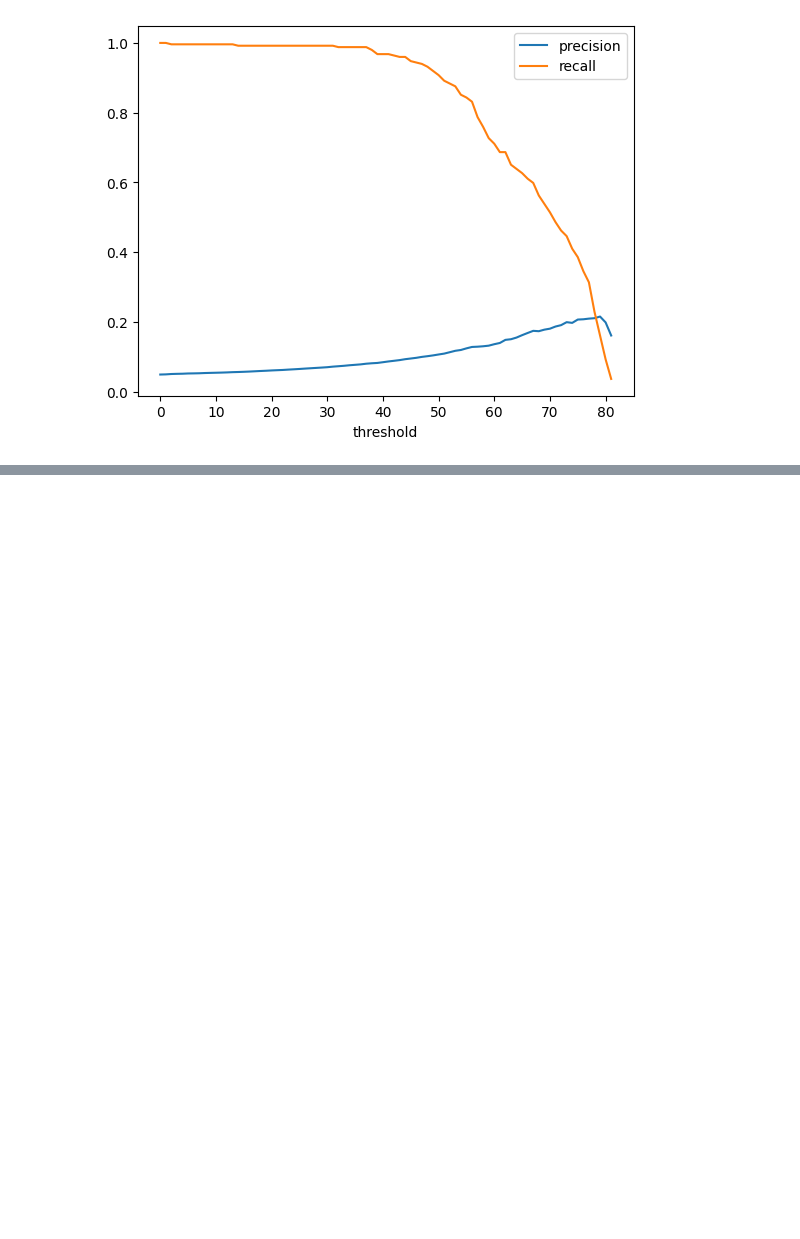
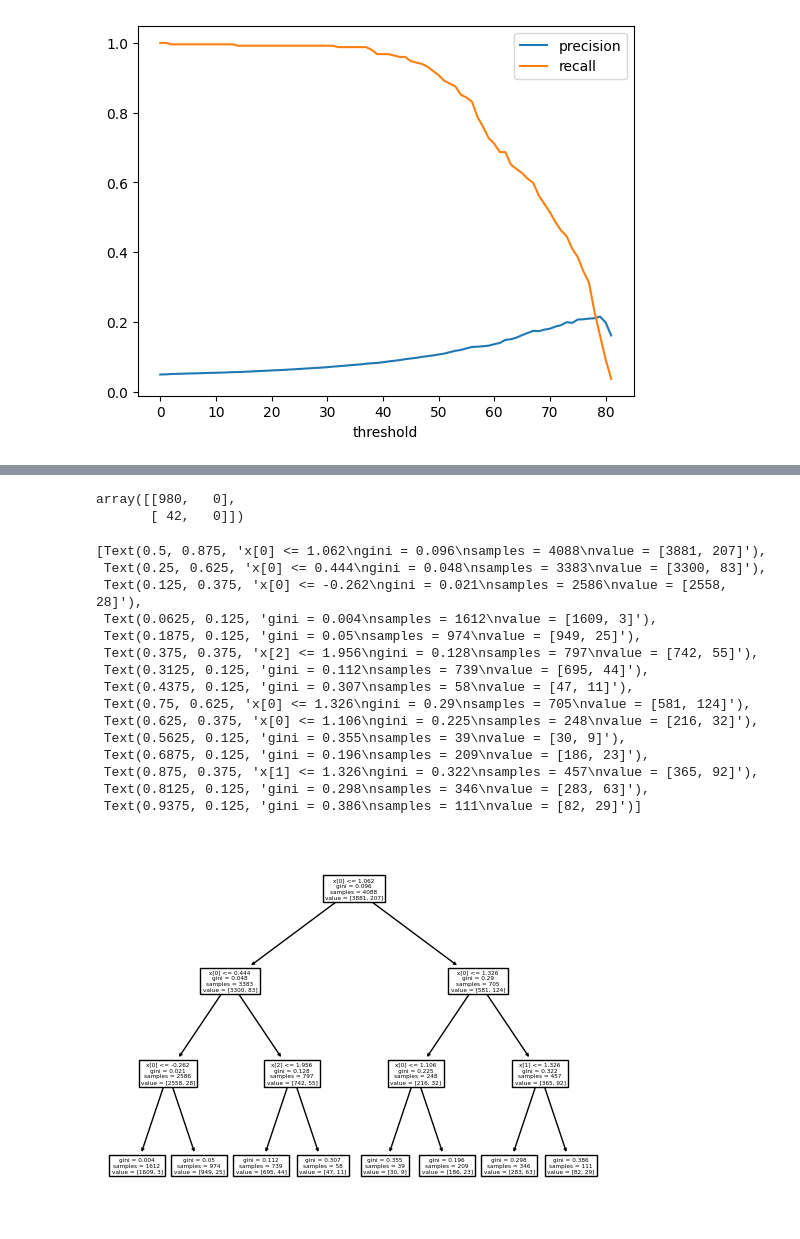
Before and after one commit to NotSrihan/CS290, a Jupyter notebook: notebooks/Stroke_prediction.ipynb, the cells around one changed output, grey strips where cells are left out. Saved outputs shown, nothing was run; the diff lists cells and outputs as text; code cells hidden in the pictures; blank space fills up the shorter version.

```diff
--- a/notebooks/Stroke_prediction.ipynb
+++ b/notebooks/Stroke_prediction.ipynb
@@ -227,0 +256,10 @@ pr.plot( x="threshold", y=["precision","recall"]);
+# %%
+num_attributes = X_train.select_dtypes( include = ['int64','float64']).columns
+cat_attributes = X_train.select_dtypes( include = ['object']).columns
+# %%
+trf = [ ('num', StandardScaler(), num_attributes),
+       ('cat', OneHotEncoder( handle_unknown='ignore'), cat_attributes) ]
+col_transform = ColumnTransformer( transformers = trf )
+# %%
+pipeline = Pipeline( steps = [('pre', col_transform),
+ ('clf', DecisionTreeClassifier(max_depth=3))])
@@ -227,0 +270,3 @@ pr.plot( x="threshold", y=["precision","recall"]);
+# %%
+model = pipeline.fit( X_train, y_train )
+model
@@ -227,0 +285,24 @@ pr.plot( x="threshold", y=["precision","recall"]);
+# %%
+cm
+# %% [output]
+array([[980,   0],
+       [ 42,   0]])
+# %%
+plot_tree( pipeline.named_steps['clf'])
+# %% [output]
+[Text(0.5, 0.875, 'x[0] <= 1.062\ngini = 0.096\nsamples = 4088\nvalue = [3881, 207]'),
+ Text(0.25, 0.625, 'x[0] <= 0.444\ngini = 0.048\nsamples = 3383\nvalue = [3300, 83]'),
+ Text(0.125, 0.375, 'x[0] <= -0.262\ngini = 0.021\nsamples = 2586\nvalue = [2558, 28]'),
+ Text(0.0625, 0.125, 'gini = 0.004\nsamples = 1612\nvalue = [1609, 3]'),
+ Text(0.1875, 0.125, 'gini = 0.05\nsamples = 974\nvalue = [949, 25]'),
+ Text(0.375, 0.375, 'x[2] <= 1.956\ngini = 0.128\nsamples = 797\nvalue = [742, 55]'),
+ Text(0.3125, 0.125, 'gini = 0.112\nsamples = 739\nvalue = [695, 44]'),
+ Text(0.4375, 0.125, 'gini = 0.307\nsamples = 58\nvalue = [47, 11]'),
+ Text(0.75, 0.625, 'x[0] <= 1.326\ngini = 0.29\nsamples = 705\nvalue = [581, 124]'),
+ Text(0.625, 0.375, 'x[0] <= 1.106\ngini = 0.225\nsamples = 248\nvalue = [216, 32]'),
+ Text(0.5625, 0.125, 'gini = 0.355\nsamples = 39\nvalue = [30, 9]'),
+ Text(0.6875, 0.125, 'gini = 0.196\nsamples = 209\nvalue = [186, 23]'),
+ Text(0.875, 0.375, 'x[1] <= 1.326\ngini = 0.322\nsamples = 457\nvalue = [365, 92]'),
+ Text(0.8125, 0.125, 'gini = 0.298\nsamples = 346\nvalue = [283, 63]'),
+ Text(0.9375, 0.125, 'gini = 0.386\nsamples = 111\nvalue = [82, 29]')]
+[figure, added]
```
Also changed, not shown: parts of 12 cells of this notebook.
